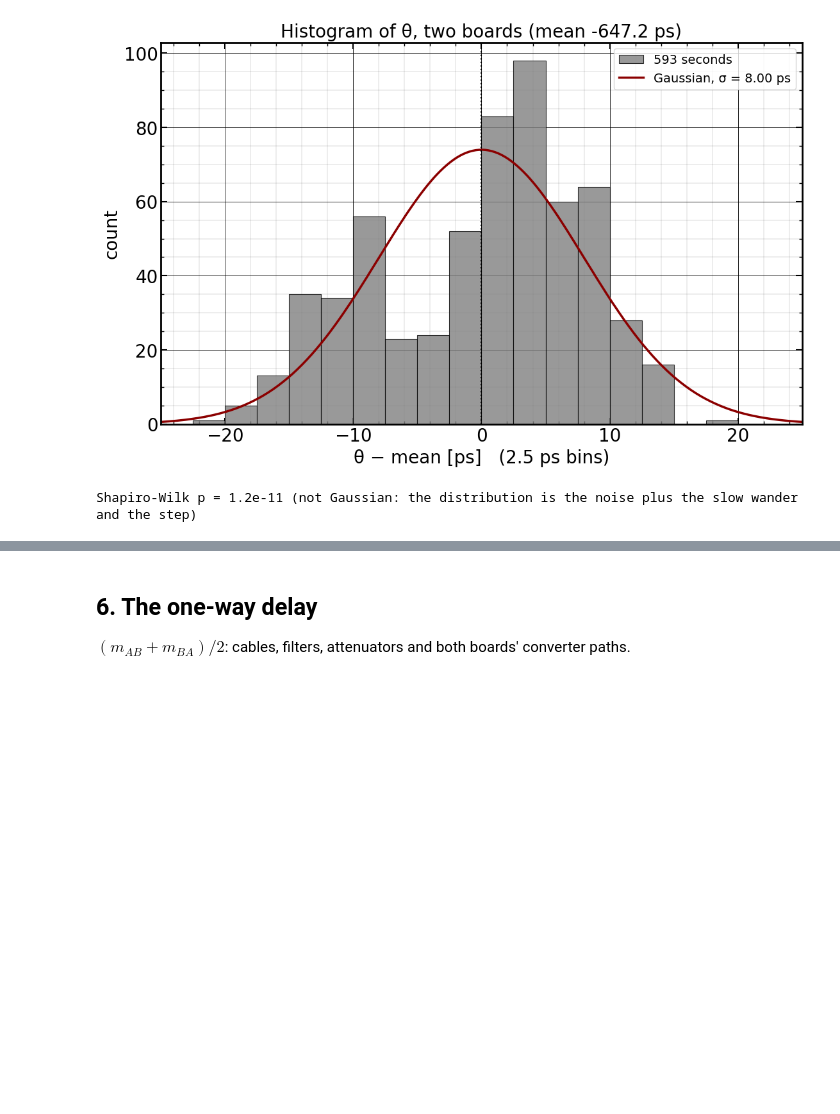
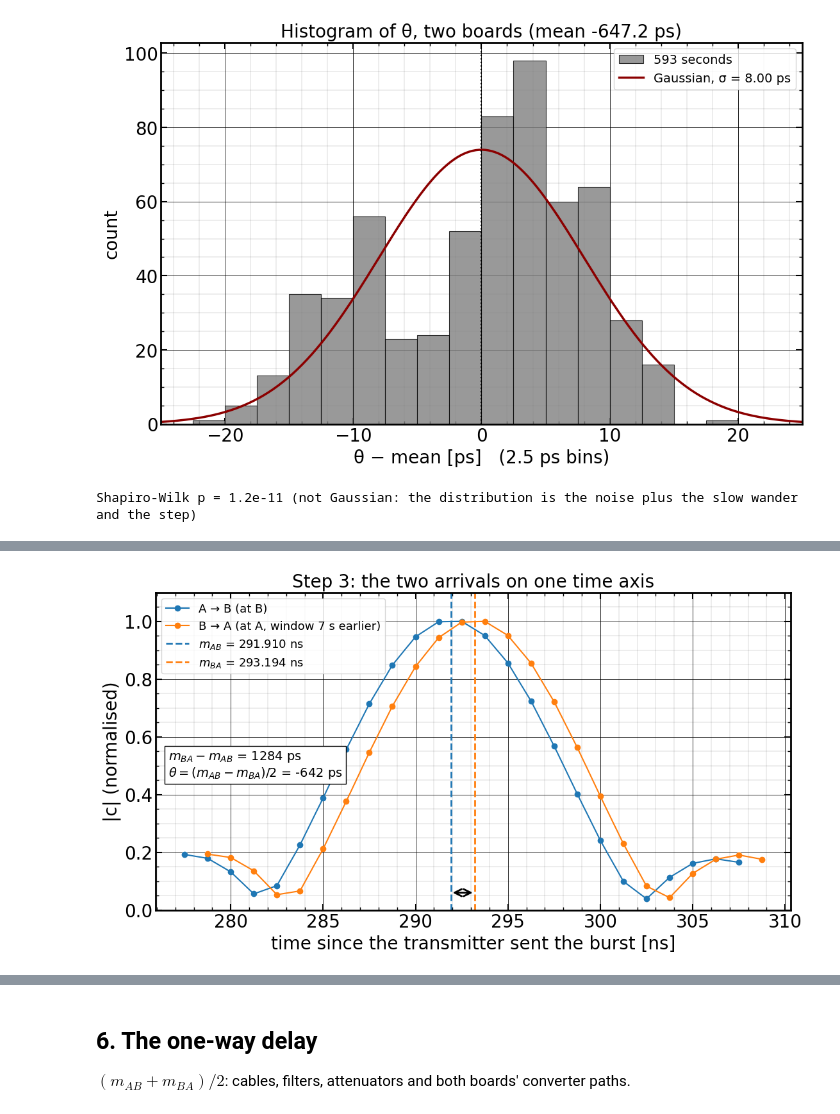
Before and after one commit to felipe-mazzi/PRN, a Jupyter notebook: TWTT_two_board_Oct_27.ipynb, the cells around one changed output, grey strips where cells are left out. Drawn from its saved outputs; the diff is of its cells as text; code cells hidden in the pictures; blank space fills up the shorter version.

```diff
--- a/TWTT_two_board_Oct_27.ipynb
+++ b/TWTT_two_board_Oct_27.ipynb
@@ -252,0 +350,10 @@ Shapiro-Wilk p = 1.2e-11 (not Gaussian: the distribution is the noise plus the s
+# %%
+m_ab_e = t_win + k0 * 1.25
+tx_ba = eB["slots"]["BA"]["tx"] - eB["pps_tick"]; win_ba = eA["slots"]["BA"]["rx"]["tick"] - eA["pps_tick"]
+k0_ba = eA["slots"]["BA"]["rx"]["peak"]
+m_ba_e = (win_ba - tx_ba) * 10.0 + k0_ba * 1.25
+print(f"m_AB = ({win_ab} - {tx_ab}) x 10 ns + {k0:.4f} x 1.25 ns = {m_ab_e:.4f} ns   (logged {rE['m_ab_ns']:.4f} ns)")
+print(f"m_BA = ({win_ba} - {tx_ba}) x 10 ns + {k0_ba:.4f} x 1.25 ns = {m_ba_e:.4f} ns   (logged {rE['m_ba_ns']:.4f} ns)")
+pB = correlator.estimate_delay(dict(capBA)[126], ref)
+print(f"\ncheck of the BA peak calculation on A's own saved window (A count 126): "
+      f"recomputed {pB.index:.4f}, logged {byA[126]['slots']['BA']['rx']['peak']:.4f} samples")
@@ -252,0 +365,19 @@ Shapiro-Wilk p = 1.2e-11 (not Gaussian: the distribution is the noise plus the s
+# %%
+rx_ba = dict(capBA)[126]; c_ba = np.abs(correlator.correlate(rx_ba, ref))
+fig, ax = plt.subplots(1, 1, figsize=(11, 6), layout='constrained')
+for lab, cm, t_w, kk, col in (("A → B (at B)", mag, t_win, k0, "tab:blue"),
+                               ("B → A (at A, window 7 s earlier)", c_ba, (win_ba - tx_ba) * 10.0, pB.index, "tab:orange")):
+    j = int(round(kk)); w = np.arange(j - 12, j + 13)
+    ax.plot(t_w + w * 1.25, cm[w] / cm[j], "o-", ms=6, lw=1.5, color=col, label=lab)
+ax.axvline(m_ab_e, color="tab:blue", ls="--", lw=2, label=f"$m_{{AB}}$ = {m_ab_e:.3f} ns")
+ax.axvline(m_ba_e, color="tab:orange", ls="--", lw=2, label=f"$m_{{BA}}$ = {m_ba_e:.3f} ns")
+ax.annotate("", xy=(m_ba_e, 0.06), xytext=(m_ab_e, 0.06), arrowprops=dict(arrowstyle="<->", lw=2))
+ax.text(0.02, 0.42, f"$m_{{BA}} - m_{{AB}}$ = {(m_ba_e - m_ab_e) * 1e3:.0f} ps\n$\\theta = (m_{{AB}} - m_{{BA}})/2$ = {(m_ab_e - m_ba_e) / 2 * 1e3:.0f} ps",
+        ha="left", transform=ax.transAxes, fontsize=14, bbox=dict(facecolor="white", edgecolor="k"))
+ax.set_xlabel("time since the transmitter sent the burst [ns]"); ax.set_ylabel("|c| (normalised)")
+ax.set_ylim(0, 1.1)
+ax.set_title("Step 3: the two arrivals on one time axis", fontsize=20)
+ax.legend(fontsize=13, loc="upper left"); grids(ax)
+fig.savefig(FIG / "example_two_arrivals.png", dpi=150); plt.show()
+# %% [output]
+[figure, added]
```
Also changed, not shown: parts of 12 cells of this notebook, 8 other files.
